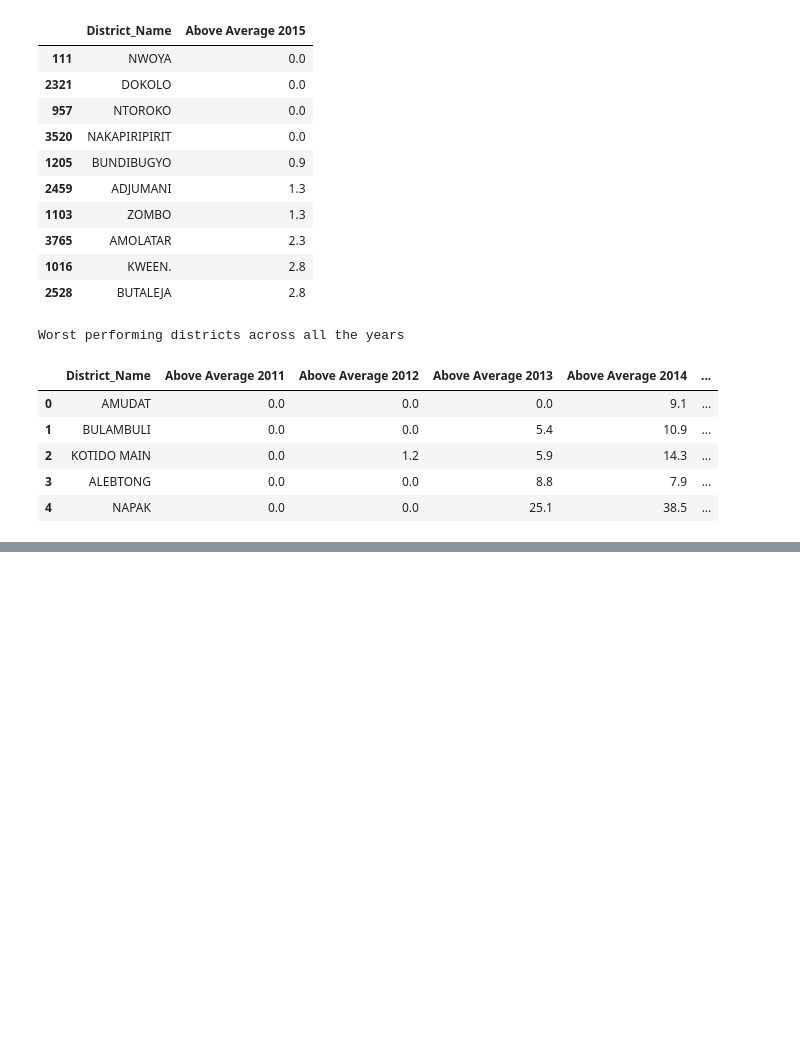
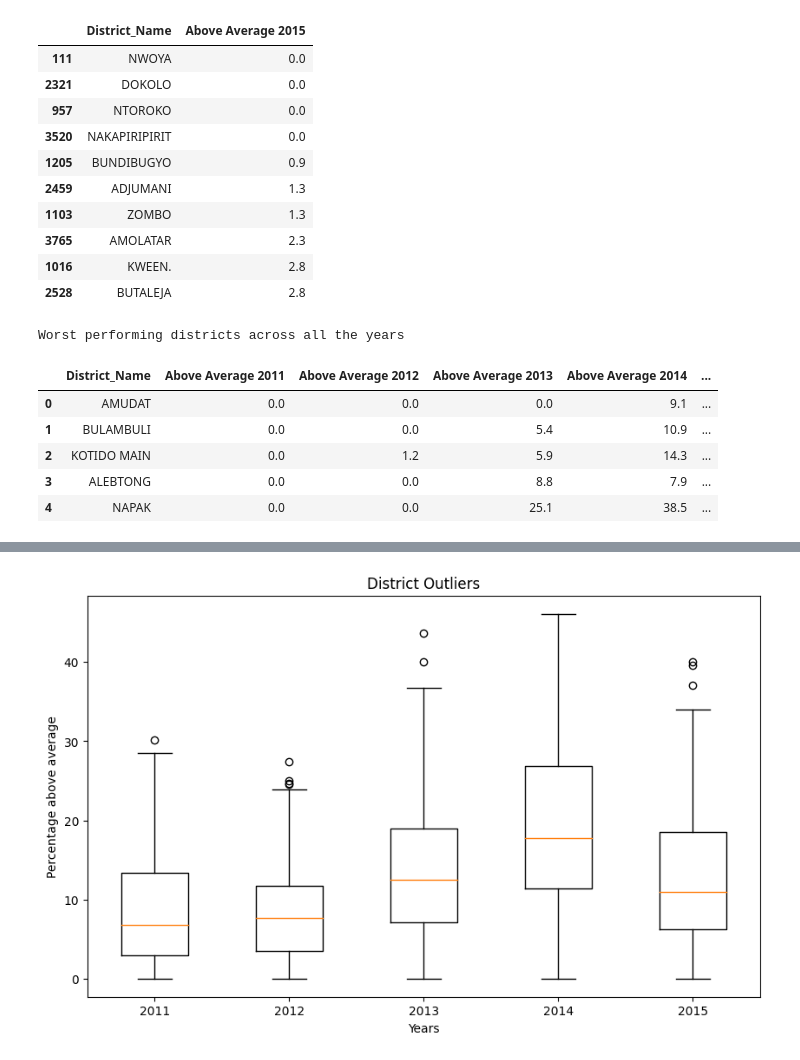
Before and after one commit to MickFrog/uace-analysis, a Jupyter notebook: uace_analysis.ipynb, the cells around one changed output, grey strips where cells are left out. Drawn from its saved outputs; the diff is of its cells as text; code cells hidden in the pictures; blank space fills up the shorter version.

Commit message:
plot box plot to show district outliers

```diff
--- a/uace_analysis.ipynb
+++ b/uace_analysis.ipynb
@@ -866,6 +866,29 @@ for i in range(len(ind)):
 uganda_map
 # %% [output]
 [interactive output not drawn]
+# %%
+# We would now like to see the district outliers
+# We shall use use the Districts' respective above average values.
+
+districtOutlier_df = pd.DataFrame({
+    'Above Average 2011': district_totals['Above Average 2011'],
+    'Above Average 2012': district_totals['Above Average 2012'],
+    'Above Average 2013': district_totals['Above Average 2013'],
+    'Above Average 2014': district_totals['Above Average 2014'],
+    'Above Average 2015': district_totals['Above Average 2015']
+})
+
+x_years = ['2011', '2012', '2013', '2014', '2015']
+
+plt.figure(figsize=(10, 6))         # make the box plot larger
+
+plt.boxplot(districtOutlier_df, labels=x_years)
+plt.title('Box Plot to Show District Outliers in each year')
+plt.xlabel('Years')
+plt.ylabel('Percentage above average')
+plt.show()
+# %% [output]
+[figure, added]
 # %%
 # Remove temporary columns from district_totals dataframe
 district_totals.drop(
```
Also changed, not shown: parts of 6 cells of this notebook.
